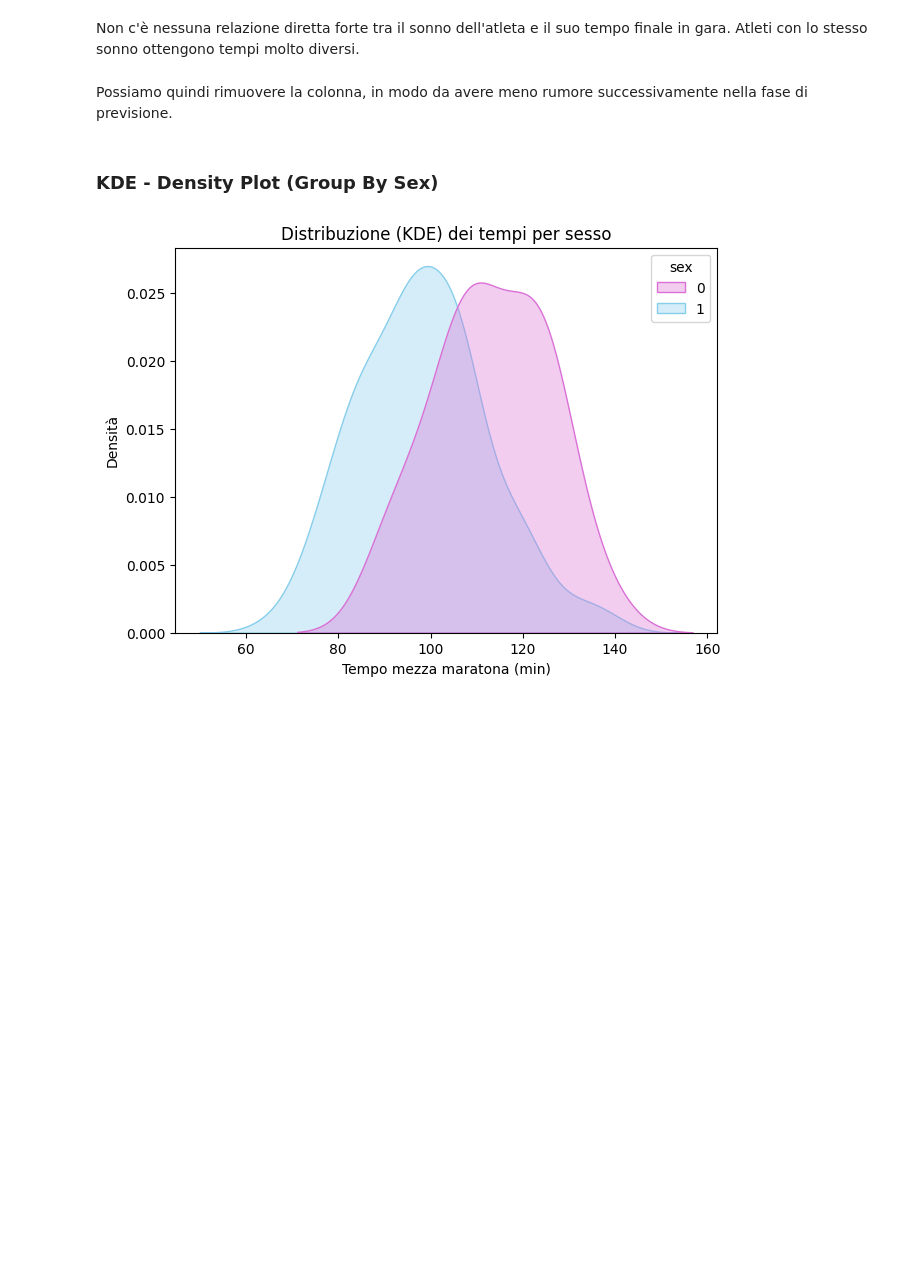
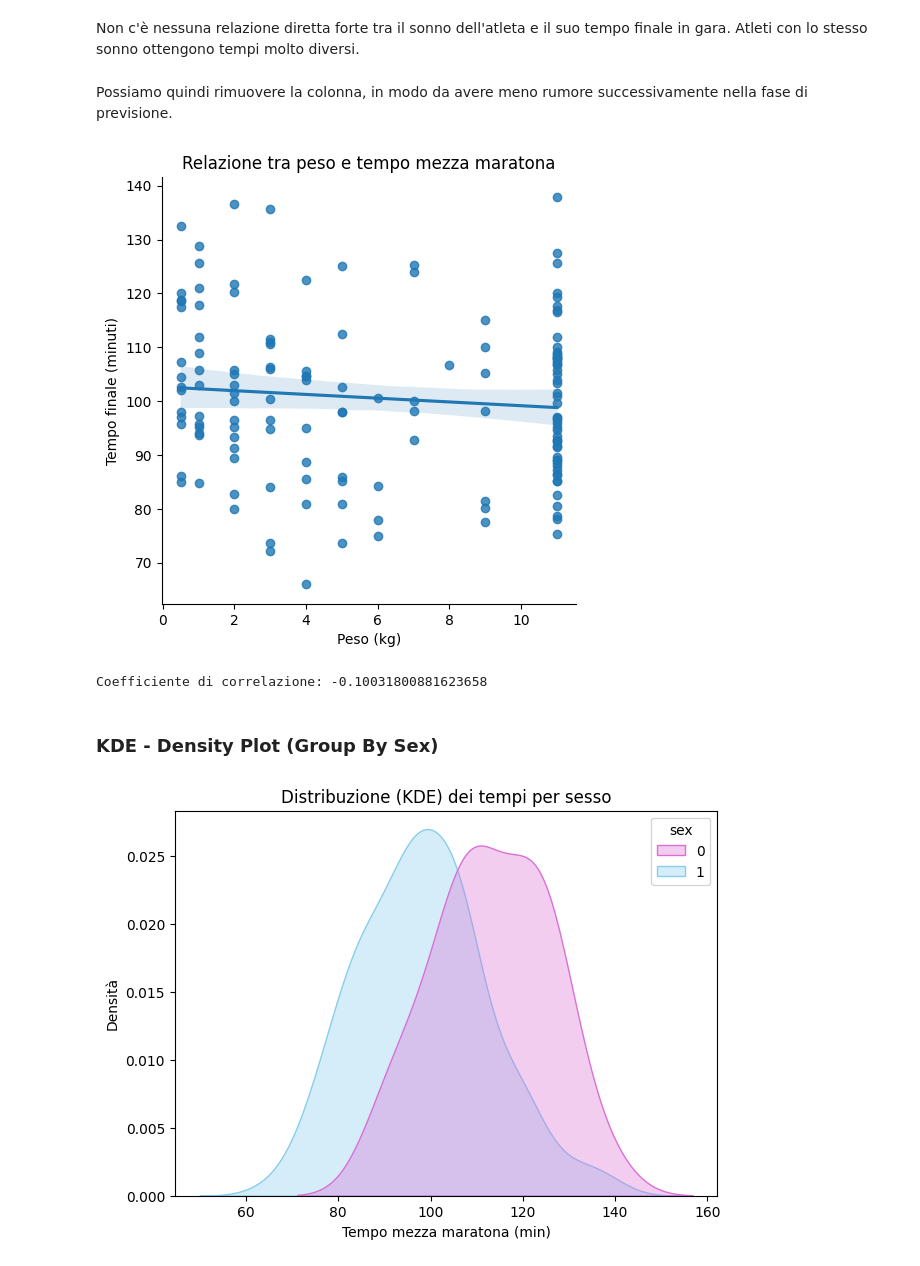
Before and after one commit to gabrynapo/HM_Time_Prediction_Thesis, a Jupyter notebook: data_analysis.ipynb, the cells around one changed output. Drawn from its saved outputs; the diff is of its cells as text; code cells hidden in the pictures; blank space fills up the shorter version.

```diff
--- a/data_analysis.ipynb
+++ b/data_analysis.ipynb
@@ -274,6 +310,18 @@ Atleti con lo stesso sonno ottengono tempi molto diversi.
 df.drop(columns=['sleep_hour'], inplace=True)
 # %% [markdown]
 Possiamo quindi rimuovere la colonna, in modo da avere meno rumore successivamente nella fase di previsione.
+# %%
+sns.lmplot(x='train_years', y='hm_time_min', data=df)
+plt.title('Relazione tra peso e tempo mezza maratona')
+plt.xlabel('Peso (kg)')
+plt.ylabel('Tempo finale (minuti)')
+plt.show()
+
+corr = df['train_years'].corr(df['hm_time_min'])
+print(f"Coefficiente di correlazione: {corr}")
+# %% [output]
+[figure, added]
+Coefficiente di correlazione: -0.10031800881623658
 # %% [markdown]
 ### KDE - Density Plot (Group By Sex)
 # %%
```
Also changed, not shown: parts of 25 cells of this notebook, 1 other file.
